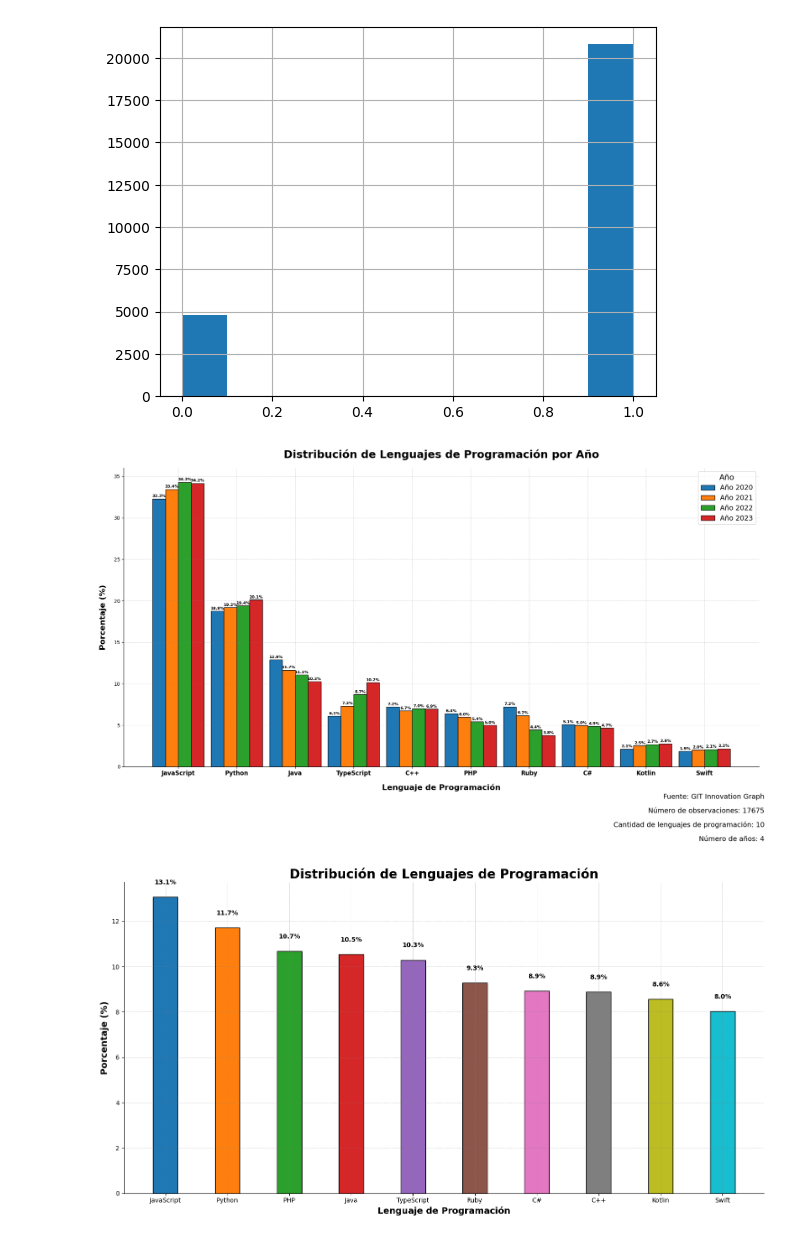
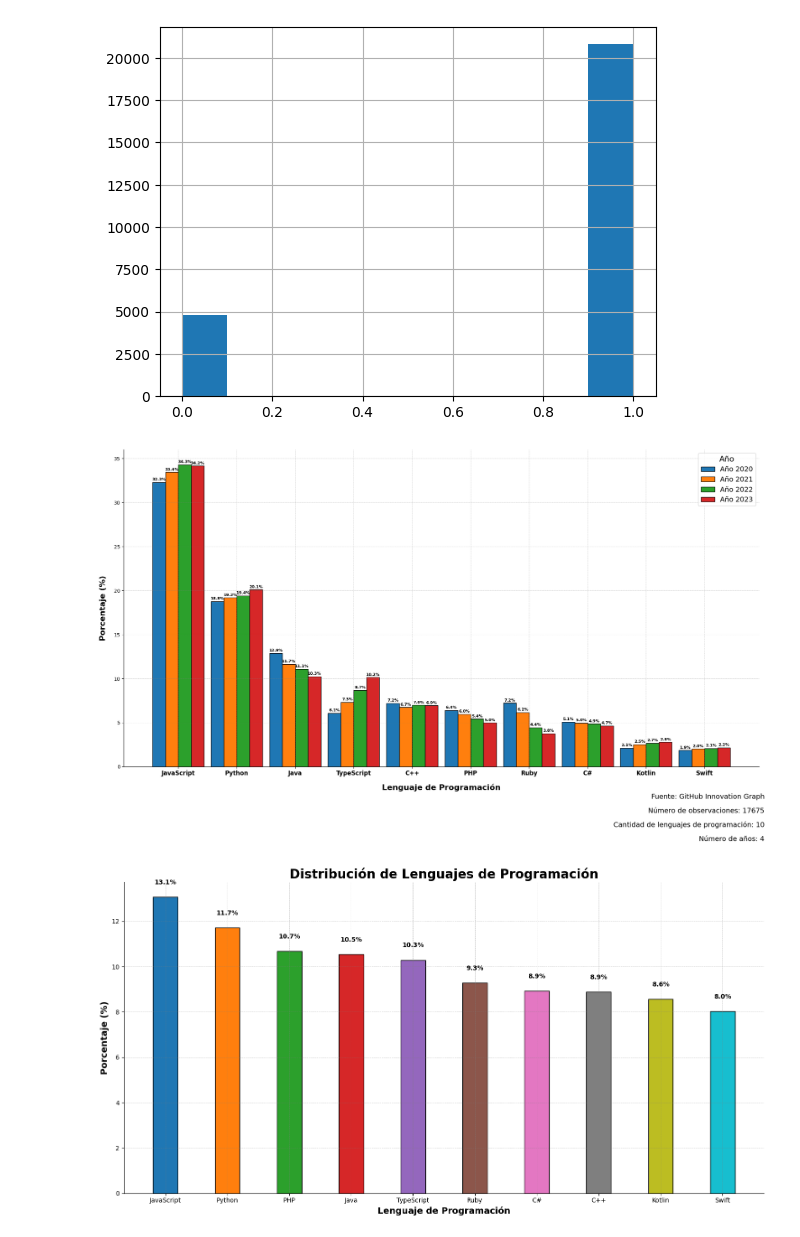
Before and after one commit to ResearchProjectsUG/GPT-Impact-GitHub, a Jupyter notebook: code/clean_language_data_science.ipynb, the cells around one changed output. Drawn from its saved outputs; the diff is of its cells as text; code cells hidden in the pictures.

```diff
--- a/code/clean_language_data_science.ipynb
+++ b/code/clean_language_data_science.ipynb
@@ -361,38 +361,38 @@ for i, year in enumerate(years):
         ax.text(bar.get_x() + bar.get_width() / 2, yval + 0.1, f'{yval:.1f}%', ha='center', va='bottom', color='black', fontweight='bold', fontsize=8)
 
 # Título y etiquetas
-ax.set_title('Distribución de Lenguajes de Programación por Año', fontsize=22, color='black', fontweight='bold', pad=20)
+ax.set_title('', fontsize=22, color='black', fontweight='bold', pad=20)
 ax.set_xlabel('Lenguaje de Programación', fontsize=16, color='black', fontweight='bold', labelpad=15)
 ax.set_ylabel('Porcentaje (%)', fontsize=16, color='black', fontweight='bold', labelpad=15)
 
 # Configuraciones de ejes y fondo
 ax.set_facecolor('white')  # Fondo blanco para más claridad
 fig.set_facecolor('white')
 ax.tick_params(colors='black', which='both')  # Color de los ticks
 ax.spines['top'].set_visible(False)
 ax.spines['right'].set_visible(False)
 ax.spines['left'].set_color('black')
 ax.spines['bottom'].set_color('black')
 ax.set_xticks(bar_positions + bar_width * (len(years) - 1) / 2)
 ax.set_xticklabels(total_percentage, rotation=0, ha='center', fontsize=12, fontweight='bold')
 
 # Rejilla sutil
 ax.grid(True, color='gray', linestyle='--', linewidth=0.5, alpha=0.5)
 
 # Añadir leyenda
 ax.legend(title='Año', fontsize=14, title_fontsize=16, loc='upper right')
 
 # Añadir la fuente y otros detalles a la derecha
-fig.text(0.95, -0.01, 'Fuente: GIT Innovation Graph', ha='right', va='bottom', fontsize=14, color='black')
+fig.text(0.95, -0.01, 'Fuente: GitHub Innovation Graph', ha='right', va='bottom', fontsize=14, color='black')
 fig.text(0.95, -0.05, 'Número de observaciones: 17675', ha='right', va='bottom', fontsize=14, color='black')
 fig.text(0.95, -0.09, 'Cantidad de lenguajes de programación: 10', ha='right', va='bottom', fontsize=14, color='black')
 fig.text(0.95, -0.13, 'Número de años: 4', ha='right', va='bottom', fontsize=14, color='black')
 
 # Ajuste del diseño
 plt.tight_layout(rect=[0, 0, 0.95, 1])  # Ajustar el diseño para dejar espacio para el texto
 plt.show()
 # %% [output]
-[figure, old version]
+[figure, new version]
 # %%
 # Asegúrate de que 'data' es tu DataFrame y 'language' es la columna correcta
 distribucion_porcentual = data2['language'].value_counts(normalize=True) * 100
```
Also changed, not shown: parts of 3 cells of this notebook, 4 other files.
